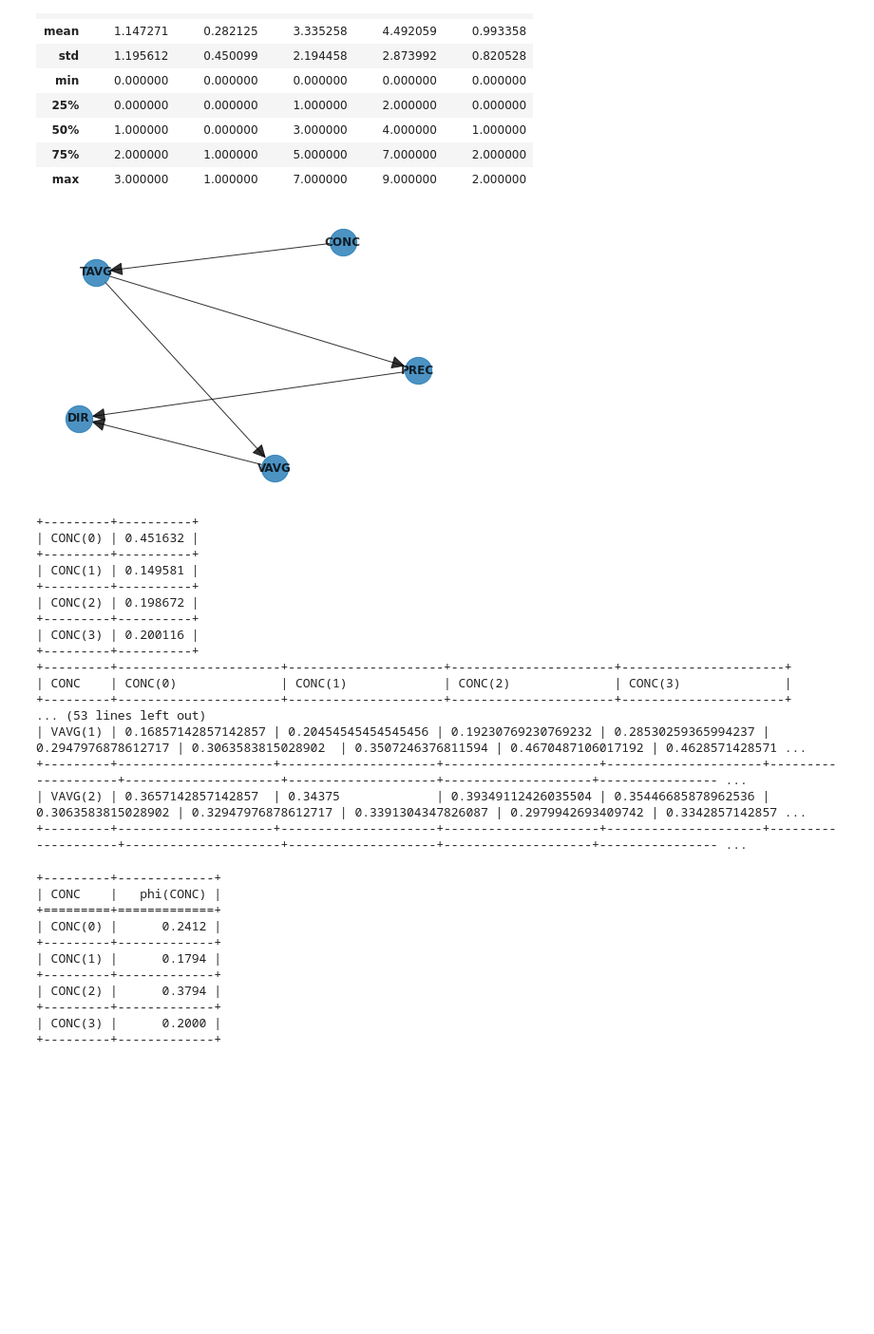
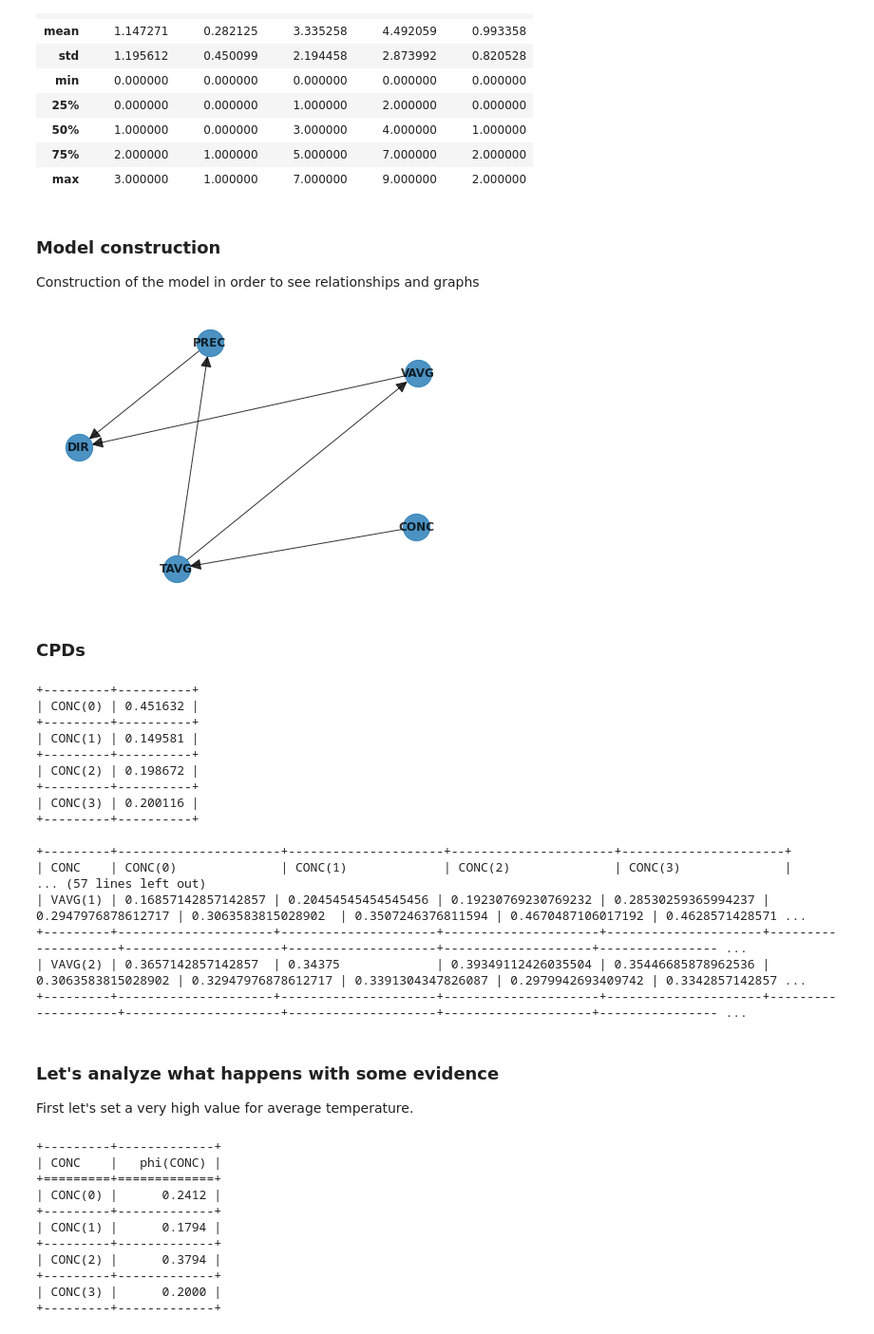
Before and after one commit to CrisSherban/Pollen, a Jupyter notebook: src/network.ipynb, the cells around one changed output. Shown at 95% size. Saved outputs shown, nothing was run; the diff lists cells and outputs as text; code cells hidden in the pictures; blank space fills up the shorter version.

Commit message:
added graphs

```diff
--- a/src/network.ipynb
+++ b/src/network.ipynb
@@ -21,7 +26,9 @@ The dataset is preprocessed before this step.
 # %%
+cwd = pathlib.Path.cwd()
+project_cwd = cwd.parent
 AVG = True
 
-pollen_data = pd.read_csv('resources/gramineae_unbinned.csv', sep=";")
+pollen_data = pd.read_csv(f'{project_cwd}/datasets/grasses_weather.csv', sep=";")
 
 if AVG:
     pollen_data["TAVG"] = pollen_data[['TMAX', 'TMIN']].mean(axis=1)
@@ -78,18 +78,24 @@ def get_f1_score(estimated_model, true_model):
+# %% [markdown]
+### Model construction
+Construction of the model in order to see relationships and graphs
 # %%
 scoring_method = K2Score(data=pollen_data)
 est = HillClimbSearch(data=pollen_data)
-estimated_model = est.estimate(scoring_method=scoring_method, max_indegree=4, max_iter=int(1e4))
+estimated_model = est.estimate(scoring_method=scoring_method,
+                               max_indegree=4, max_iter=int(1e4))
 
-nx.draw(estimated_model, with_labels=True, arrowsize=30,
+nx.draw(estimated_model, with_labels=True, arrowsize=25,
         node_size=800, alpha=0.8, font_weight='bold')
 plt.show()
 # %% [output]
-[figure, old version]
+[figure, new version]
+# %% [markdown]
+### CPDs
 # %%
 bayesian_model = BayesianModel(estimated_model.edges())
 bayesian_model.fit(pollen_data, estimator=MaximumLikelihoodEstimator)
 for cpd in bayesian_model.get_cpds():
-    print(cpd)
+    print(cpd, "\n")
 # %% [output]
 +---------+----------+
 | CONC(0) | 0.451632 |
@@ -100,14 +106,17 @@ for cpd in bayesian_model.get_cpds():
 +---------+----------+
 | CONC(3) | 0.200116 |
 +---------+----------+
+
 +---------+----------------------+---------------------+----------------------+----------------------+
 | CONC    | CONC(0)              | CONC(1)             | CONC(2)              | CONC(3)              |
-+---------+----------------------+---------------------+----------------------+----------------------+
-... (53 lines left out)
+... (57 lines left out)
 | VAVG(1) | 0.16857142857142857 | 0.20454545454545456 | 0.19230769230769232 | 0.28530259365994237 | 0.2947976878612717 | 0.3063583815028902  | 0.3507246376811594 | 0.4670487106017192 | 0.4628571428571 ...
 +---------+---------------------+---------------------+---------------------+---------------------+--------------------+---------------------+--------------------+--------------------+---------------- ...
 | VAVG(2) | 0.3657142857142857  | 0.34375             | 0.39349112426035504 | 0.35446685878962536 | 0.3063583815028902 | 0.32947976878612717 | 0.3391304347826087 | 0.2979942693409742 | 0.3342857142857 ...
 +---------+---------------------+---------------------+---------------------+---------------------+--------------------+---------------------+--------------------+--------------------+---------------- ...
+# %% [markdown]
+### Let's analyze what happens with some evidence
+First let's set a very high value for average temperature.
 # %%
 exact_inference = VariableElimination(bayesian_model)
 print(exact_inference.query(["CONC"], evidence={'TAVG': 9}))
```
Also changed, not shown: parts of 12 cells of this notebook, 2 other files.
